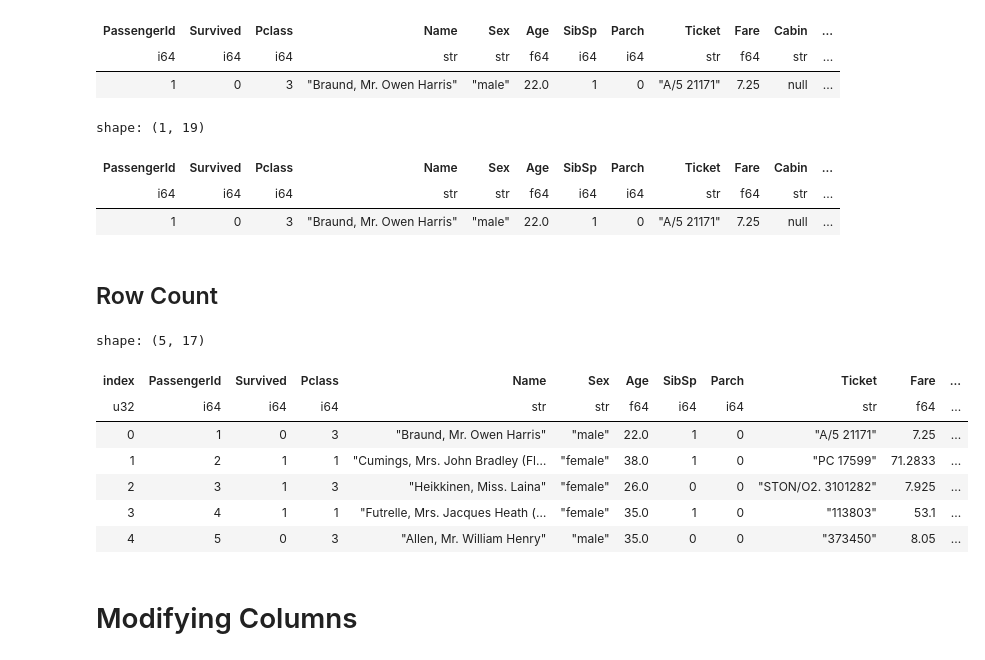
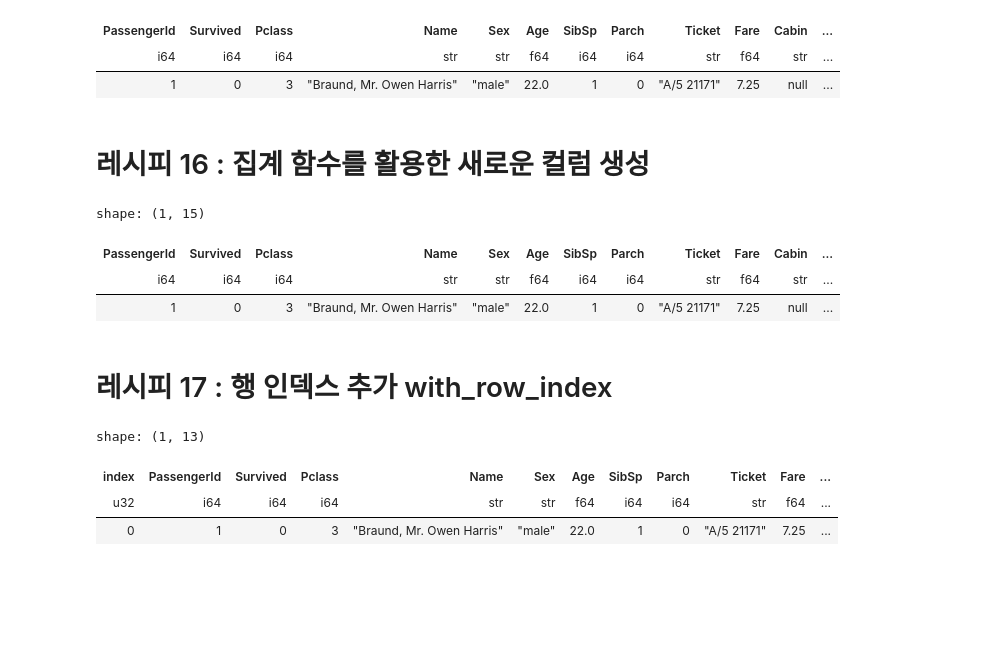
Before and after one commit to dschloe/polars_recipes, a Jupyter notebook: ch03_creating_modifying_deleting.ipynb, the cells around one changed output. Saved outputs shown, nothing was run; the diff lists cells and outputs as text; code cells hidden in the pictures; blank space fills up the shorter version.

```diff
--- a/ch03_creating_modifying_deleting.ipynb
+++ b/ch03_creating_modifying_deleting.ipynb
@@ -11,48 +11,48 @@ shape: (1, 12)
 | i64 | i64 | i64 | str | str | f64 | i64 | i64 | str | f64 | str | ... |
 | 1 | 0 | 3 | "Braund, Mr. Owen Harris" | "male" | 22.0 | 1 | 0 | "A/5 21171" | 7.25 | null | ... |
 # %%
-df = df.with_columns([
-    # Fare에 10% surcharge를 추가한 새 컬럼 생성
+df.with_columns([
+    # Fare에 10% surcharge(추가 요금)를 부과한 새로운 컬럼 생성
     (pl.col("Fare") * 1.1).alias("Fare_with_surcharge"),
 
-    # Pclass로 나눈 Fare를 계산 (클래스별 운임 비교용)
+    # Pclass(객실 등급)으로 나눈 Fare를 계산 (클래스별 운임 비교용)
     (pl.col("Fare") / pl.col("Pclass")).alias("Fare_per_class"),
 
-    # 가족 규모 계산: 동승한 형제/자매+부모+본인
+    # 가족 규모 계산: 형제/자매(SibSp) + 부모/자녀(Parch) + 본인(1명 추가)
     (pl.col("SibSp") + pl.col("Parch") + 1).alias("Family_size"),
 
-    # Age가 존재한다면 미성년자인지 여부 (Age < 18)
+    # 미성년자인지 여부: Age가 존재하는 경우 18세 미만이면 True 반환
     (pl.col("Age") < 18).alias("IsMinor"),
-])
-df.head(1)
+]).head(1)
 # %% [output]
 shape: (1, 16)
 | PassengerId | Survived | Pclass | Name | Sex | Age | SibSp | Parch | Ticket | Fare | Cabin | ... |
 | i64 | i64 | i64 | str | str | f64 | i64 | i64 | str | f64 | str | ... |
 | 1 | 0 | 3 | "Braund, Mr. Owen Harris" | "male" | 22.0 | 1 | 0 | "A/5 21171" | 7.25 | null | ... |
+# %% [markdown]
+# 레시피 16 : 집계 함수를 활용한 새로운 컬럼 생성
 # %%
 df.with_columns([
+    # Fare 컬럼의 최대값을 새로운 컬럼 "max_fare"로 저장
     pl.col("Fare").max().alias("max_fare"),
+
+    # Fare 컬럼의 평균값을 새로운 컬럼 "ave_fare"로 저장
     pl.col("Fare").mean().alias("ave_fare"),
+
+    # 최대 운임과 평균 운임의 차이를 계산하여 "Fare_diff" 컬럼 생성
     (pl.col("Fare").max() - pl.col("Fare").mean()).alias("Fare_diff")
 ]).head(1)
 # %% [output]
-shape: (1, 19)
+shape: (1, 15)
 | PassengerId | Survived | Pclass | Name | Sex | Age | SibSp | Parch | Ticket | Fare | Cabin | ... |
 | i64 | i64 | i64 | str | str | f64 | i64 | i64 | str | f64 | str | ... |
 | 1 | 0 | 3 | "Braund, Mr. Owen Harris" | "male" | 22.0 | 1 | 0 | "A/5 21171" | 7.25 | null | ... |
-# %% [markdown]
-## Row Count
+# %% [markdown]
+# 레시피 17 : 행 인덱스 추가 with_row_index
 # %%
-df.with_row_index().head()
+df.with_row_index().head(1)
 # %% [output]
-shape: (5, 17)
+shape: (1, 13)
 | index | PassengerId | Survived | Pclass | Name | Sex | Age | SibSp | Parch | Ticket | Fare | ... |
 | u32 | i64 | i64 | i64 | str | str | f64 | i64 | i64 | str | f64 | ... |
 | 0 | 1 | 0 | 3 | "Braund, Mr. Owen Harris" | "male" | 22.0 | 1 | 0 | "A/5 21171" | 7.25 | ... |
-| 1 | 2 | 1 | 1 | "Cumings, Mrs. John Bradley (Fl… | "female" | 38.0 | 1 | 0 | "PC 17599" | 71.2833 | ... |
-| 2 | 3 | 1 | 3 | "Heikkinen, Miss. Laina" | "female" | 26.0 | 0 | 0 | "STON/O2. 3101282" | 7.925 | ... |
-| 3 | 4 | 1 | 1 | "Futrelle, Mrs. Jacques Heath (… | "female" | 35.0 | 1 | 0 | "113803" | 53.1 | ... |
-| 4 | 5 | 0 | 3 | "Allen, Mr. William Henry" | "male" | 35.0 | 0 | 0 | "373450" | 8.05 | ... |
-# %% [markdown]
-# Modifying Columns
```
Also changed, not shown: parts of 16 cells of this notebook, 1 other file.
